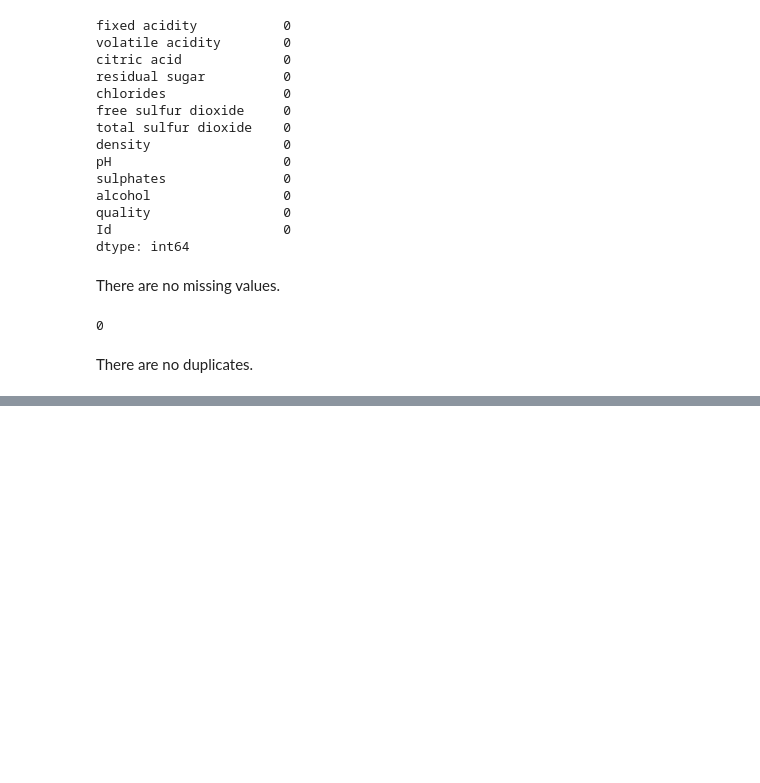
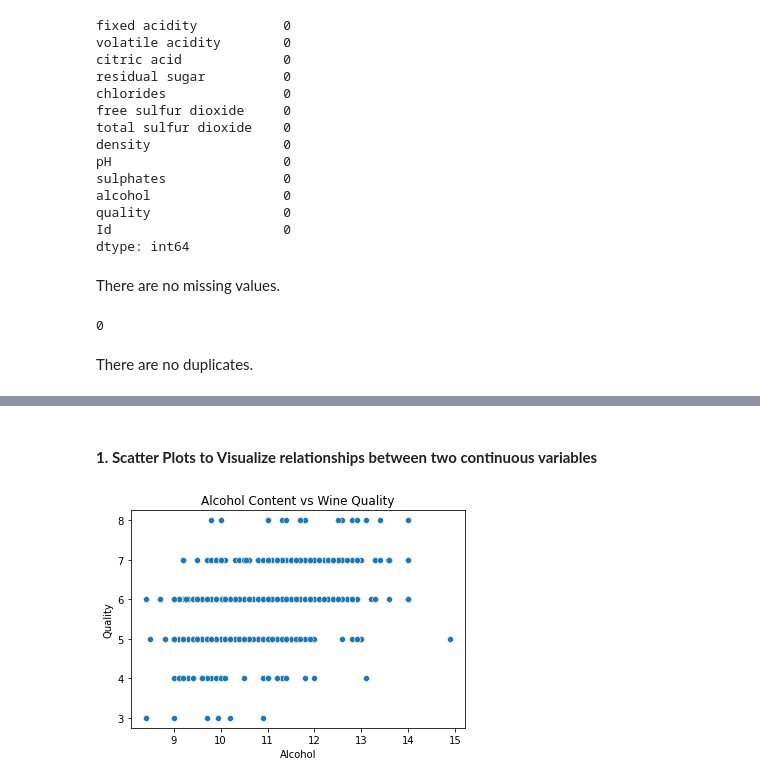
Before and after one commit to FGithaiga/WINE_QUALITY, a Jupyter notebook: index.ipynb, the cells around one changed output, grey strips where cells are left out. Cells and saved outputs as stored; diff of their text form; code cells hidden in the pictures; blank space fills up the shorter version.

```diff
--- a/index.ipynb
+++ b/index.ipynb
@@ -95,0 +190,10 @@ There are no duplicates.
+# %% [markdown]
+#### **1. Scatter Plots to Visualize relationships between two continuous variables**
+# %%
+sns.scatterplot(x='alcohol', y='quality', data=df_Wine)
+plt.title('Alcohol Content vs Wine Quality')
+plt.xlabel('Alcohol')
+plt.ylabel('Quality')
+plt.show()
+# %% [output]
+[figure, added]
```
Also changed, not shown: parts of 29 cells of this notebook.
